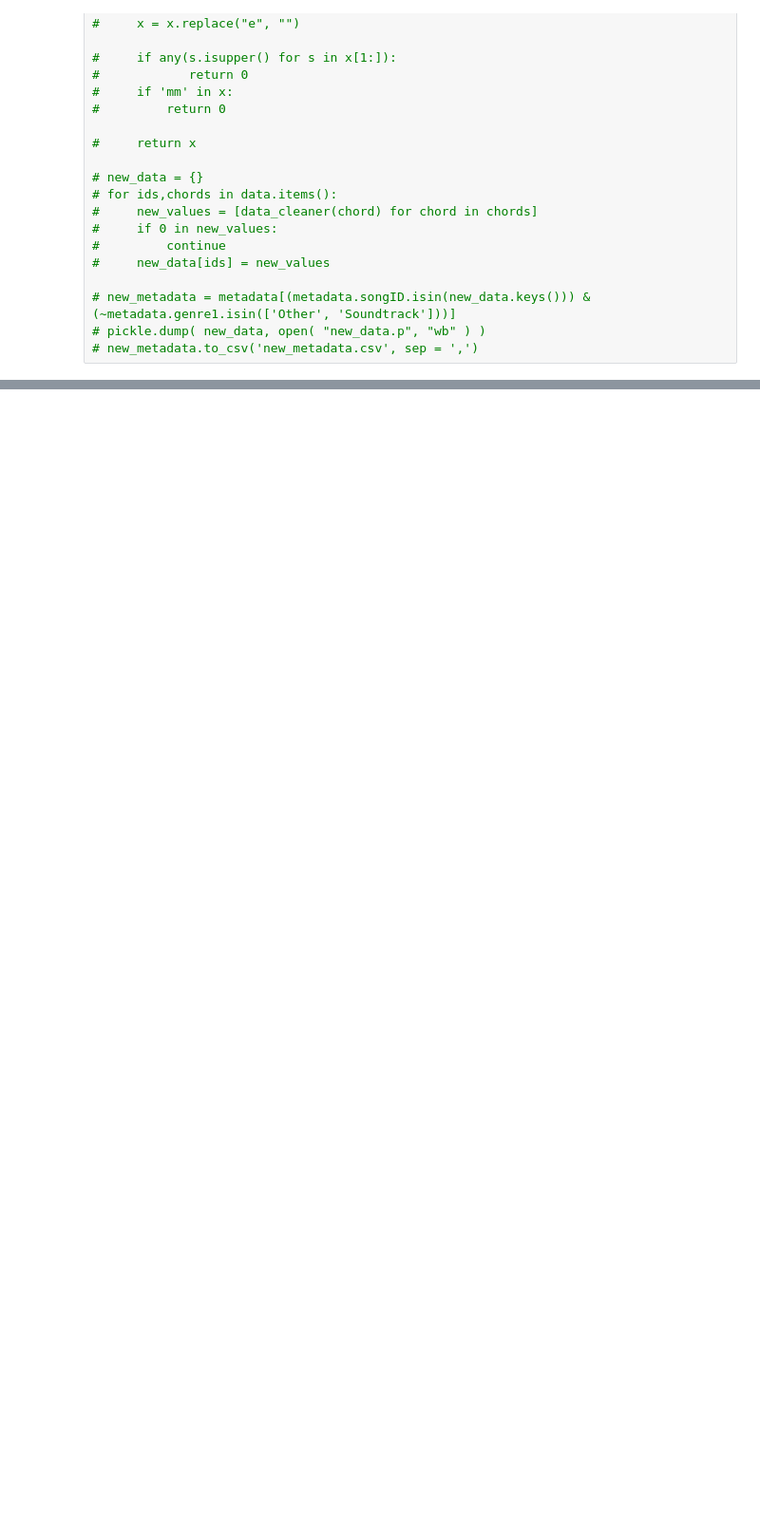
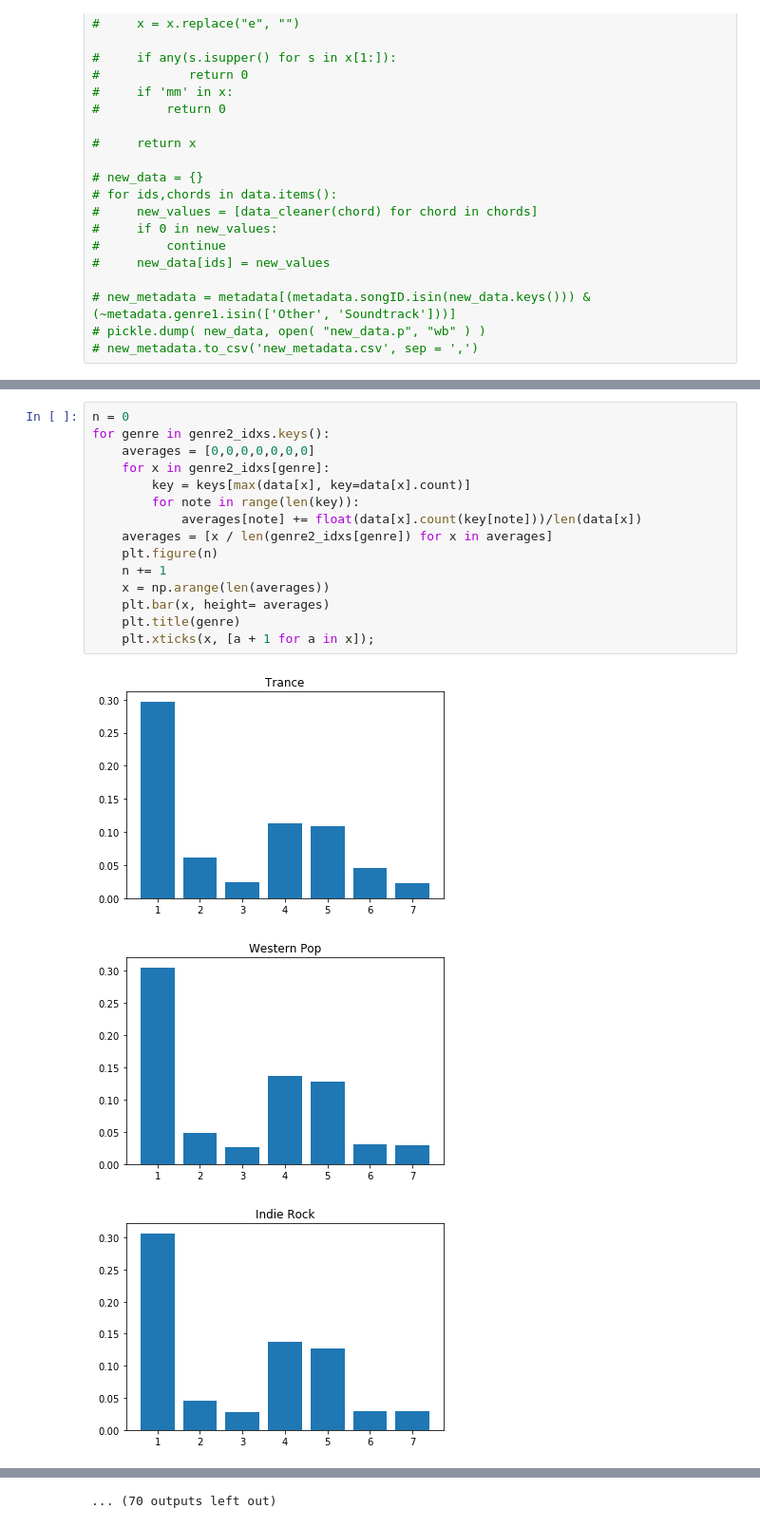
Before and after one commit to kbathina/Music-KB-AI, a Jupyter notebook: Untitled.ipynb, the cells around one changed output, grey strips where cells are left out. Shown at 95% size. Drawn from its saved outputs; the diff is of its cells as text; blank space fills up the shorter version.

```diff
--- a/Untitled.ipynb
+++ b/Untitled.ipynb
@@ -134,0 +198,19 @@ keys = {
+# %%
+n = 0
+for genre in genre2_idxs.keys():
+    averages = [0,0,0,0,0,0,0]
+    for x in genre2_idxs[genre]:
+        key = keys[max(data[x], key=data[x].count)]
+        for note in range(len(key)):
+            averages[note] += float(data[x].count(key[note]))/len(data[x])
+    averages = [x / len(genre2_idxs[genre]) for x in averages]
+    plt.figure(n)
+    n += 1
+    x = np.arange(len(averages))
+    plt.bar(x, height= averages)
+    plt.title(genre)
+    plt.xticks(x, [a + 1 for a in x]);
+# %% [output]
+[figure, added]
+[figure, added]
+[figure, added]
@@ -134,0 +226 @@ keys = {
+... (70 outputs left out)
```
Also changed, not shown: parts of 7 cells of this notebook.
